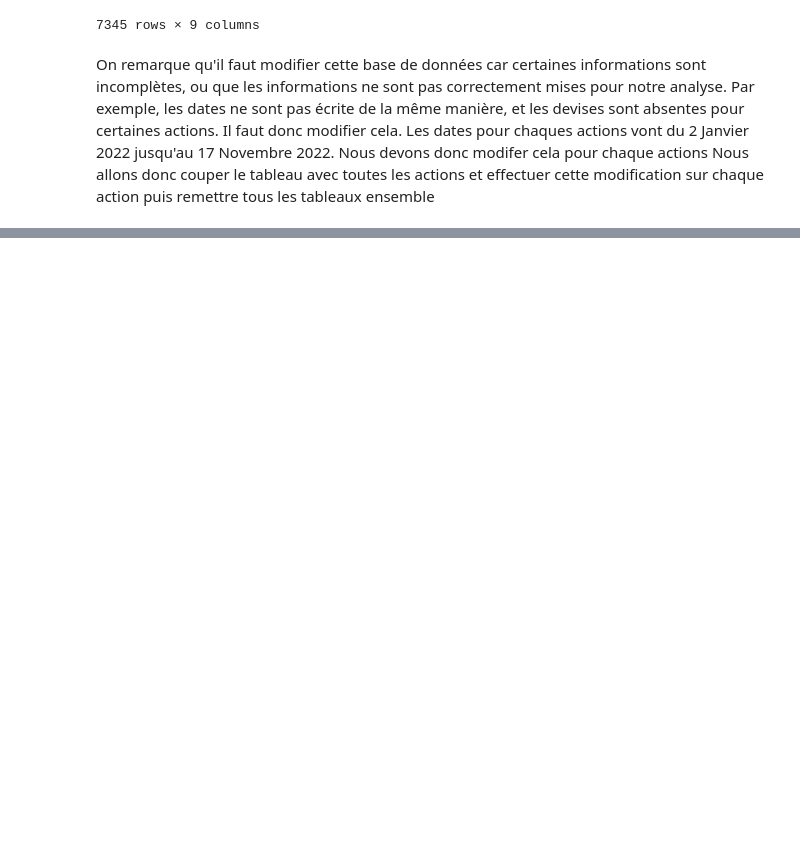
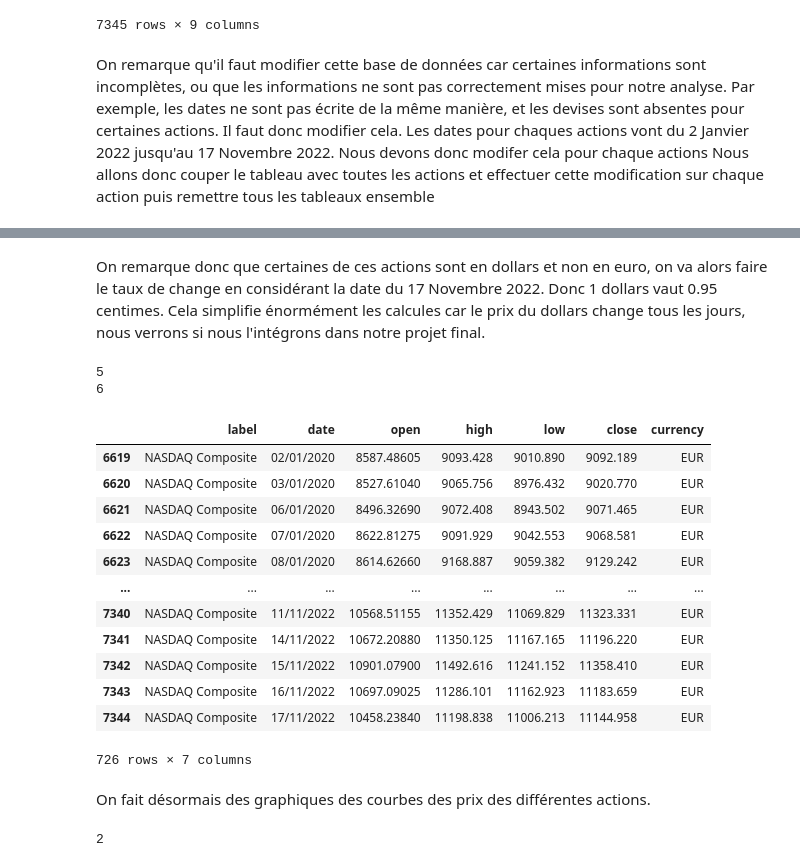
Before and after one commit to antoinerougier/Projet-Python-pour-la-data-science-, a Jupyter notebook: ModificationdelaBaseDonnee2.ipynb, the cells around one changed output, grey strips where cells are left out. Cells and saved outputs as stored; diff of their text form; code cells hidden in the pictures; blank space fills up the shorter version.

```diff
--- a/ModificationdelaBaseDonnee2.ipynb
+++ b/ModificationdelaBaseDonnee2.ipynb
@@ -31,0 +60,6 @@ array(['ADP', 'AXA', 'BNP PARIBAS', 'CAC 40', 'DANONE', 'DAX',
+# %%
+liste_df=[]
+
+for i in range(len(lst)):
+    df0=new_df[new_df.label==lst[i]]
+    liste_df.append(df0)
@@ -31,0 +89,8 @@ array(['ADP', 'AXA', 'BNP PARIBAS', 'CAC 40', 'DANONE', 'DAX',
+# %%
+#on modifie d'abord les devises des actions
+
+liste_df[3]=liste_df[3].fillna("EUR")
+liste_df[5]=liste_df[5].fillna("EUR")
+liste_df[6]=liste_df[6].fillna("USD")
+liste_df[7]=liste_df[7].fillna("USD")
+liste_df
@@ -31,0 +115,28 @@ array(['ADP', 'AXA', 'BNP PARIBAS', 'CAC 40', 'DANONE', 'DAX',
+# %% [markdown]
+On remarque donc que certaines de ces actions sont en dollars et non en euro, on va alors faire le taux de change en considérant la date du 17 Novembre 2022. Donc 1 dollars vaut 0.95 centimes.
+Cela simplifie énormément les calcules car le prix du dollars change tous les jours, nous verrons si nous l'intégrons dans notre projet final.
+# %%
+liste_action_USA = [5,6]
+for i in range(5,5+len(liste_action_USA)):
+    liste_df[i].open = liste_df[i].open*0.95
+    liste_df[i].high = liste_df[i].high*0.95
+    liste_df[i].low = liste_df[i].low*0.95
+    liste_df[i].close = liste_df[i].close*0.95
+    liste_df[i] = liste_df[i].replace("USD", "EUR")
+liste_df[6]
+# %% [output]
+5
+6
+|  | label | date | open | high | low | close | currency |
+| 6619 | NASDAQ Composite | 02/01/2020 | 8587.48605 | 9093.428 | 9010.890 | 9092.189 | EUR |
+| 6620 | NASDAQ Composite | 03/01/2020 | 8527.61040 | 9065.756 | 8976.432 | 9020.770 | EUR |
+| 6621 | NASDAQ Composite | 06/01/2020 | 8496.32690 | 9072.408 | 8943.502 | 9071.465 | EUR |
+| 6622 | NASDAQ Composite | 07/01/2020 | 8622.81275 | 9091.929 | 9042.553 | 9068.581 | EUR |
+| 6623 | NASDAQ Composite | 08/01/2020 | 8614.62660 | 9168.887 | 9059.382 | 9129.242 | EUR |
+| ... | ... | ... | ... | ... | ... | ... | ... |
+| 7340 | NASDAQ Composite | 11/11/2022 | 10568.51155 | 11352.429 | 11069.829 | 11323.331 | EUR |
+| 7341 | NASDAQ Composite | 14/11/2022 | 10672.20880 | 11350.125 | 11167.165 | 11196.220 | EUR |
+| 7342 | NASDAQ Composite | 15/11/2022 | 10901.07900 | 11492.616 | 11241.152 | 11358.410 | EUR |
+| 7343 | NASDAQ Composite | 16/11/2022 | 10697.09025 | 11286.101 | 11162.923 | 11183.659 | EUR |
+| 7344 | NASDAQ Composite | 17/11/2022 | 10458.23840 | 11198.838 | 11006.213 | 11144.958 | EUR |
+726 rows × 7 columns
@@ -31,0 +145,6 @@ array(['ADP', 'AXA', 'BNP PARIBAS', 'CAC 40', 'DANONE', 'DAX',
+# %% [markdown]
+On fait désormais des graphiques des courbes des prix des différentes actions.
+# %%
+len(liste_action_USA)
+# %% [output]
+2
```
Also changed, not shown: parts of 9 cells of this notebook.
